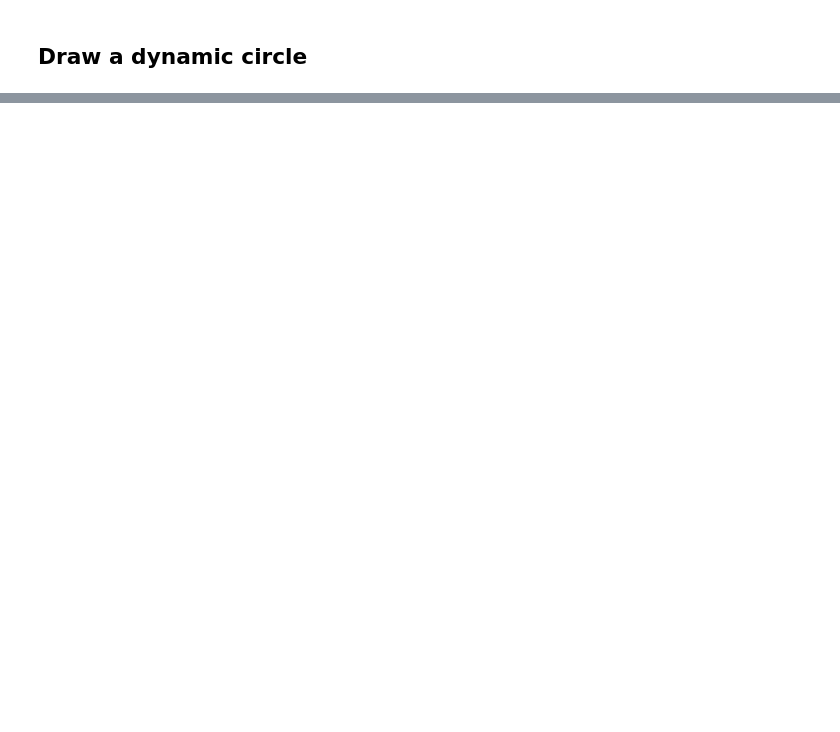
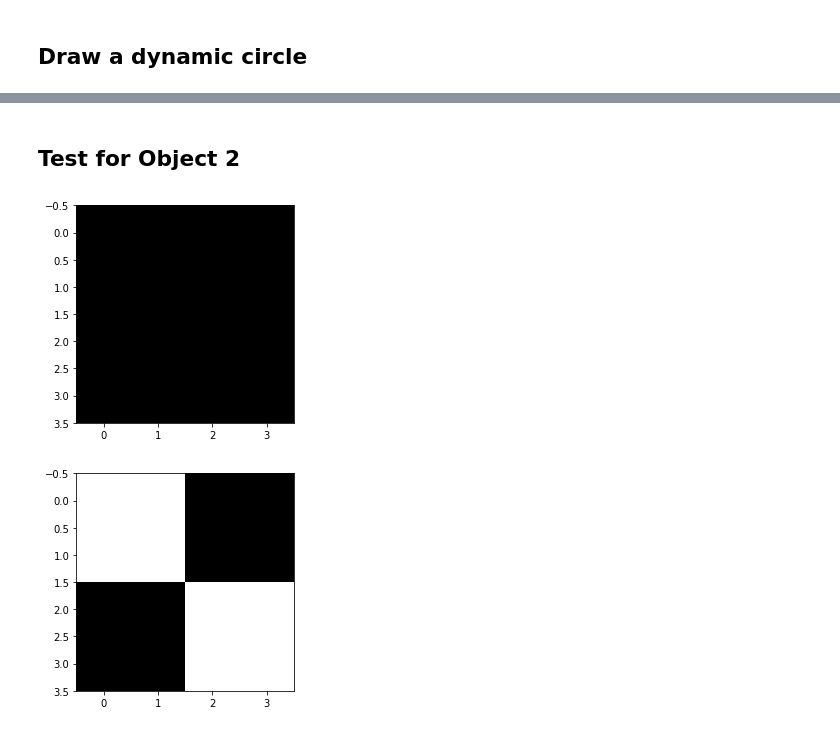
Before and after one commit to yingshaoxo/numpyworld, a Jupyter notebook: Example.ipynb, the cells around one changed output, grey strips where cells are left out. Saved outputs shown, nothing was run; the diff lists cells and outputs as text; code cells hidden in the pictures; blank space fills up the shorter version.

Commit message:
add object framework

```diff
--- a/Example.ipynb
+++ b/Example.ipynb
@@ -179,0 +286,27 @@ MoviePy - Building file something_like_this.gif with imageio.
+# %% [markdown]
+## Test for Object 2
+# %%
+from numpyworld import Object, World
+import numpy as np
+
+world = World()
+world.enable_jupyter_notebook_mode()
+#world.disable_jupyter_notebook_mode()
+
+width = 4
+height = 4
+world.create_an_image(width=width, height=height, background_color=(0,0,0))
+
+array = np.array([[[255, 255, 255, 0],
+                   [255, 255, 255, 255]],
+                  [[255, 255, 255, 255],
+                   [255, 255, 255, 0]]])
+obj = Object(array)
+
+world.show()
+world.draw(obj.image, (0,0))
+world.draw(obj.image, (2,2))
+world.show()
+# %% [output]
+[figure, added]
+[figure, added]
```
Also changed, not shown: parts of 9 cells of this notebook, 5 other files.
